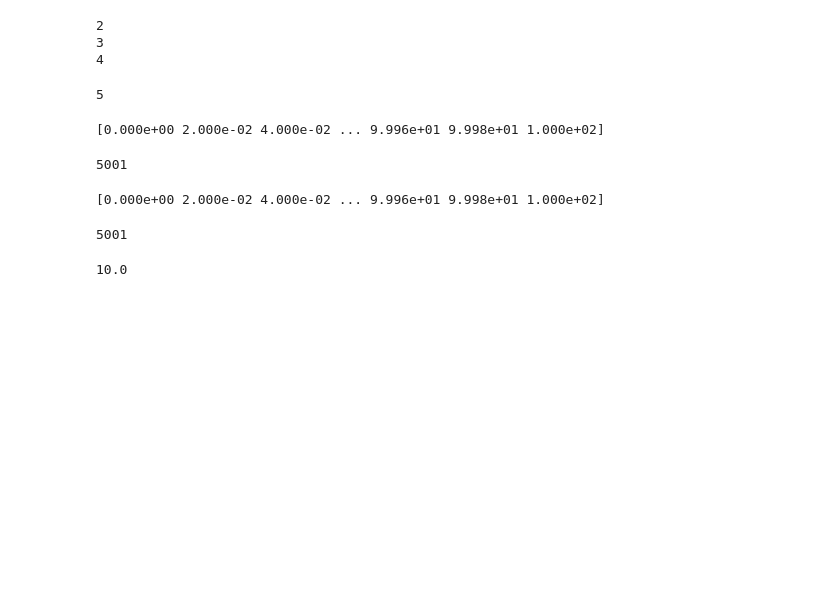
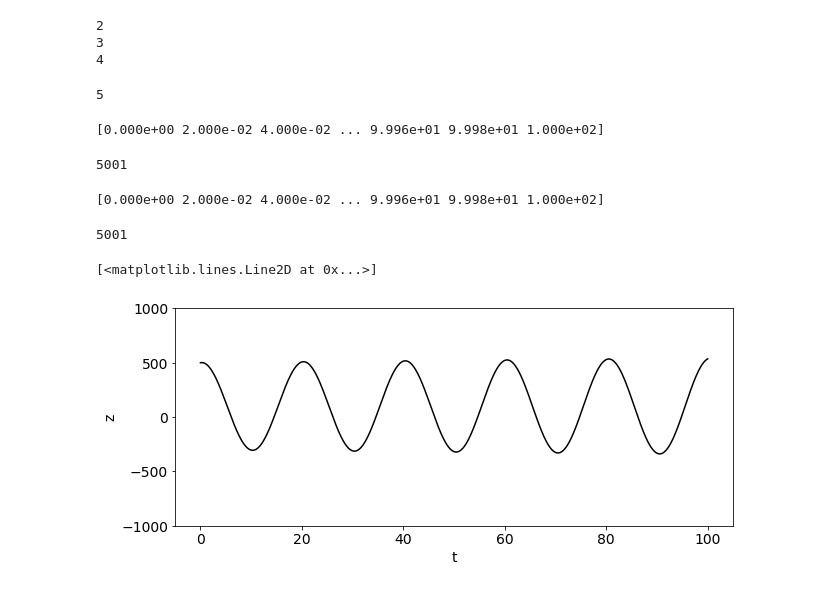
Before and after one commit to tianjiaozhang678/MAE6286, a Jupyter notebook: FirstClass.ipynb, the cells around one changed output. Drawn from its saved outputs; the diff is of its cells as text; code cells hidden in the pictures; blank space fills up the shorter version.

```diff
--- a/FirstClass.ipynb
+++ b/FirstClass.ipynb
@@ -210,4 +199,0 @@ z[0] = z0
-# %%
-u[1]
-# %% [output]
-10.0
@@ -217,0 +200,24 @@ for n in range(1,N):
+# %%
+z0 = 500.
+b0 = 10.
+zt = 100.
+g  = 9.81
+
+u = numpy.array([z0, b0])
+
+z = numpy.zeros(N)
+z[0] = z0
+
+for n in range(1,N):
+    u = u + dt*numpy.array([u[1], g*(1-u[0]/zt)])
+    z[n] = u[0]
+
+pyplot.figure(figsize=(10,4))
+pyplot.ylim(-1000,1000)
+pyplot.tick_params(axis='both', labelsize=14)
+pyplot.xlabel('t', fontsize=14)
+pyplot.ylabel('z', fontsize=14)
+pyplot.plot(t,z, 'k-')
+# %% [output]
+[<matplotlib.lines.Line2D at 0x...>]
+[figure, added]
```
Also changed, not shown: parts of 16 cells of this notebook.
